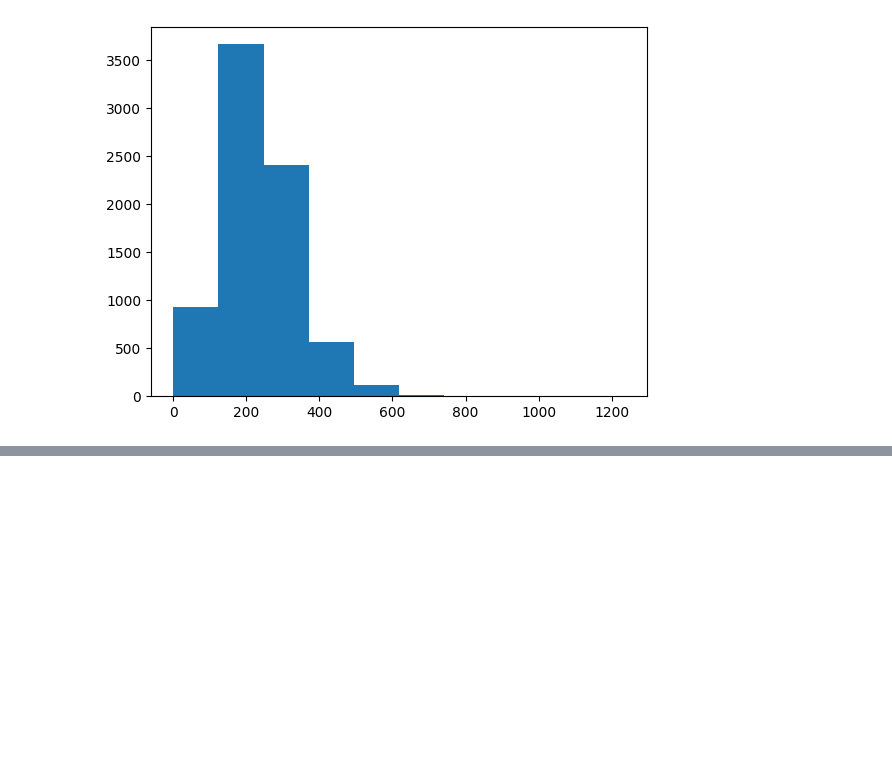
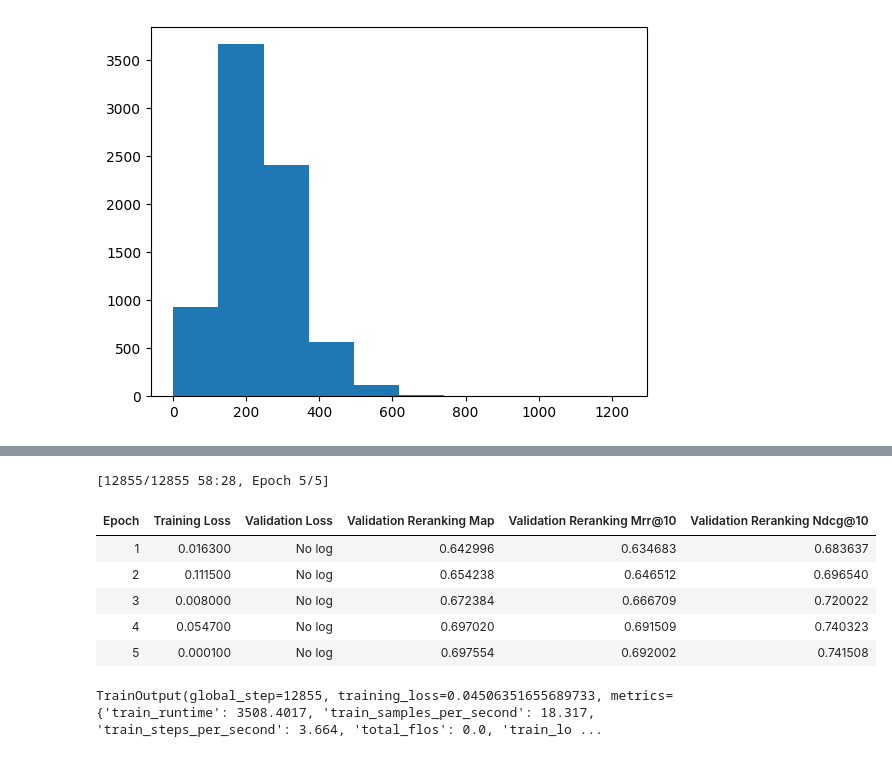
Before and after one commit to Maustrian3/CLEF2025-4b, a Jupyter notebook: task4/subtask_4b/neural_reranking/neural_reranking.ipynb, the cells around one changed output, grey strips where cells are left out. Saved outputs shown, nothing was run; the diff lists cells and outputs as text; code cells hidden in the pictures; blank space fills up the shorter version.

Commit message:
Trained initial baseline model (roberta-large)

```diff
--- a/task4/subtask_4b/neural_reranking/neural_reranking.ipynb
+++ b/task4/subtask_4b/neural_reranking/neural_reranking.ipynb
@@ -139,3 +159,6 @@ plt.hist(list_length_abstracts)
 plt.show()
 # %% [output]
 [figure]
+# %%
+tweet_info_train = ranked_train[["tweet_text", "cord_uid", "tfidf_topk"]]
+print(tweet_info_train.iloc[0])
@@ -141,0 +170,3 @@ plt.show()
+# %%
+tweet_info_dev = ranked_dev[["tweet_text", "cord_uid", "tfidf_topk"]]
+print(tweet_info_dev.iloc[0])
@@ -141,0 +249,10 @@ plt.show()
+# %%
+from sentence_transformers import SentenceTransformer
+
+try:
+    model = SentenceTransformer('sentence-transformers/all-roberta-large-v1')
+    print("Successfully loaded sentence-transformers/all-roberta-large-v1")
+except Exception as e:
+    print(f"Failed to load the model. Error: {e}")
+    import traceback
+    traceback.print_exc() # Print full traceback if it fails
@@ -141,0 +308,63 @@ plt.show()
+# %%
+num_epochs = 5 # You can adjust this number. 5-10 is a common starting point.
+# %%
+from sentence_transformers import (
+    SentenceTransformerTrainer,
+    SentenceTransformerTrainingArguments,
+)
+from sentence_transformers.losses import MultipleNegativesRankingLoss
+from sentence_transformers.training_args import BatchSamplers
+from sentence_transformers.evaluation import RerankingEvaluator
+
+BATCH_SIZE = 5
+
+# Define train loss
+loss = MultipleNegativesRankingLoss(model)
+
+# (Optional) Specify training arguments
+args = SentenceTransformerTrainingArguments(
+    # Required parameter:
+    output_dir='output/bi-encoder-roberta-large-baseline',
+    # Optional training parameters:
+    num_train_epochs=num_epochs,
+    per_device_train_batch_size=BATCH_SIZE,
+    per_device_eval_batch_size=BATCH_SIZE,
+    learning_rate=2e-5,
+    warmup_ratio=0.1,
+    fp16=False,  # Set to False if you get an error that your GPU can't run on FP16
+    bf16=True,  # Set to True if you have a GPU that supports BF16
+    batch_sampler=BatchSamplers.NO_DUPLICATES,  # MultipleNegativesRankingLoss benefits from no duplicate samples in a batch
+    # Optional tracking/debugging parameters:
+    eval_strategy="epoch",
+    eval_steps=None,
+    save_strategy="epoch",
+    save_steps=None,
+    save_total_limit=2,
+    logging_steps=10,
+    run_name="bi-encoder-roberta-large-baseline-tweet-paper-reranking",  # Will be used in W&B if `wandb` is installed
+)
+
+# (Optional) Create an evaluator & evaluate the base model
+dev_evaluator = RerankingEvaluator(eval_examples, batch_size=BATCH_SIZE, name='validation_reranking')
+dev_evaluator(model)
+
+# Create a trainer & train
+trainer = SentenceTransformerTrainer(
+    model=model,
+    args=args,
+    train_dataset=train_dataset,
+    eval_dataset=None,
+    loss=loss,
+    evaluator=dev_evaluator,
+)
+
+trainer.train()
+# %% [output]
+[12855/12855 58:28, Epoch 5/5]
+| Epoch | Training Loss | Validation Loss | Validation Reranking Map | Validation Reranking Mrr@10 | Validation Reranking Ndcg@10 |
+| 1 | 0.016300 | No log | 0.642996 | 0.634683 | 0.683637 |
+| 2 | 0.111500 | No log | 0.654238 | 0.646512 | 0.696540 |
+| 3 | 0.008000 | No log | 0.672384 | 0.666709 | 0.720022 |
+| 4 | 0.054700 | No log | 0.697020 | 0.691509 | 0.740323 |
+| 5 | 0.000100 | No log | 0.697554 | 0.692002 | 0.741508 |
+TrainOutput(global_step=12855, training_loss=0.04506351655689733, metrics={'train_runtime': 3508.4017, 'train_samples_per_second': 18.317, 'train_steps_per_second': 3.664, 'total_flos': 0.0, 'train_lo ...
```
Also changed, not shown: parts of 9 cells of this notebook, 3 other files.
